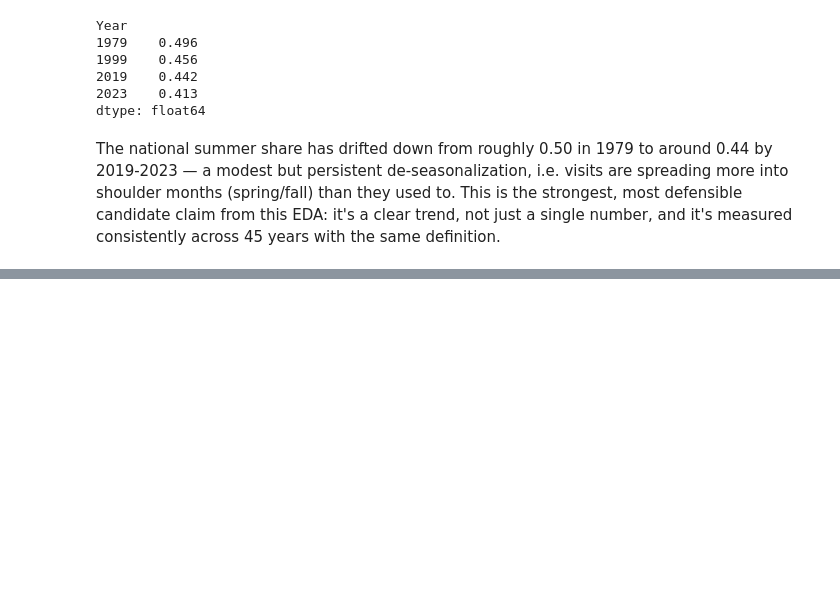
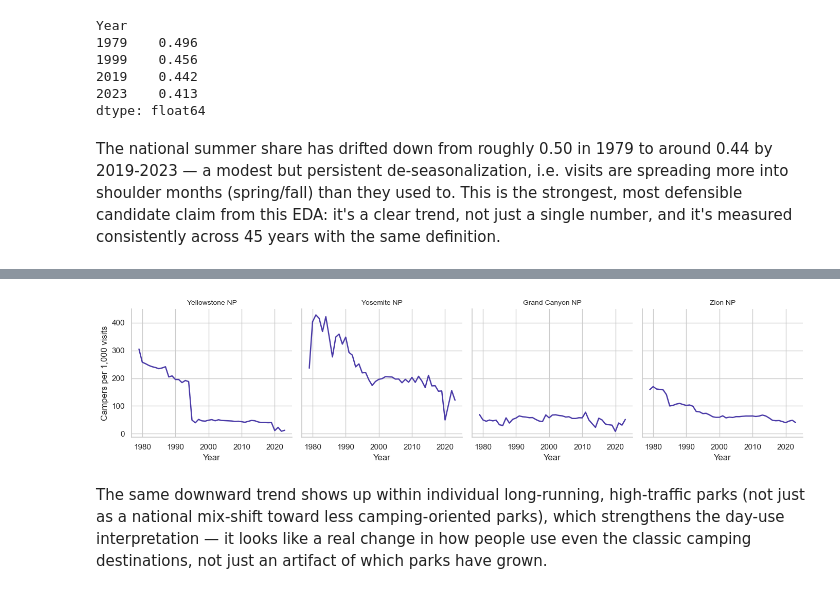
Before and after one commit to sikandaral/SI_699_mini_project, a Jupyter notebook: notebooks/sikandar_eda.ipynb, the cells around one changed output, grey strips where cells are left out. Saved outputs shown, nothing was run; the diff lists cells and outputs as text; code cells hidden in the pictures; blank space fills up the shorter version.

```diff
--- a/notebooks/sikandar_eda.ipynb
+++ b/notebooks/sikandar_eda.ipynb
@@ -238,0 +277,23 @@ clear trend, not just a single number, and it's measured consistently across
+# %%
+# Is the decline driven by mix-shift (visit growth concentrated in low-camping parks)
+# or a within-park decline in camping rates? Check a few large, well-established parks.
+big_parks = ["Yellowstone NP", "Yosemite NP", "Grand Canyon NP", "Zion NP"]
+fig, axes = plt.subplots(1, len(big_parks), figsize=(14, 3.5), sharey=True)
+for ax, park in zip(axes, big_parks):
+    sub = df[df.ParkName == park].groupby("Year")[["RecreationVisits", "TentCampers", "RVCampers"]].sum()
+    rate = (sub["TentCampers"] + sub["RVCampers"]) / sub["RecreationVisits"] * 1000
+    ax.plot(rate.index, rate.values, color=VIOLET, lw=1.8)
+    ax.set_title(park, fontsize=10)
+    ax.set_xlabel("Year")
+    sns.despine(ax=ax)
+axes[0].set_ylabel("Campers per 1,000 visits")
+plt.tight_layout()
+plt.show()
+# %% [output]
+[figure, added]
+# %% [markdown]
+The same downward trend shows up within individual long-running, high-traffic
+parks (not just as a national mix-shift toward less camping-oriented parks),
+which strengthens the day-use interpretation — it looks like a real change in
+how people use even the classic camping destinations, not just an artifact of
+which parks have grown.
```
Also changed, not shown: parts of 4 cells of this notebook.
